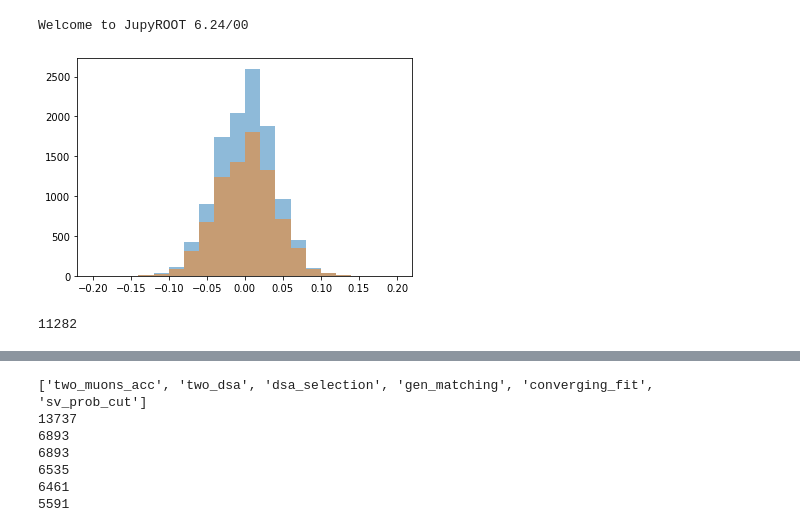
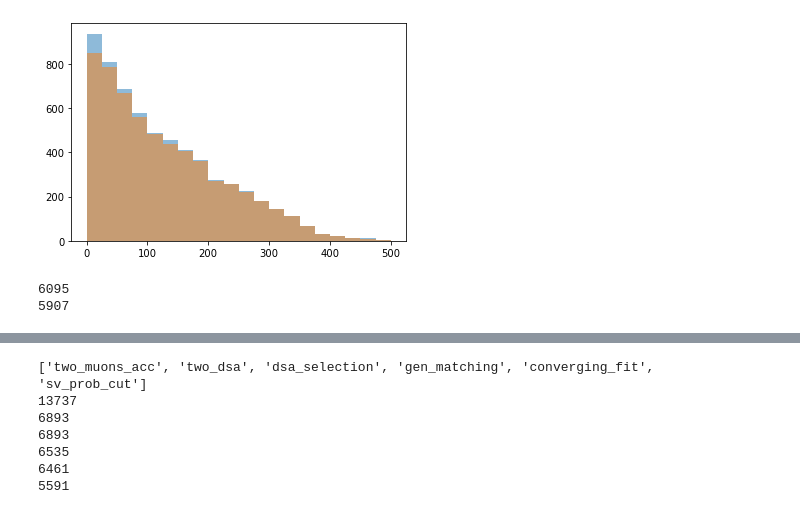
Before and after one commit to annamasce/disp_muon_studies, a Jupyter notebook: notebooks/eff_plots.ipynb, the cells around one changed output, grey strips where cells are left out. Saved outputs shown, nothing was run; the diff lists cells and outputs as text; code cells hidden in the pictures.

```diff
--- a/notebooks/eff_plots.ipynb
+++ b/notebooks/eff_plots.ipynb
@@ -7,8 +7,13 @@ from array import array
 import numpy as np
 import ROOT
 from ROOT import TH1D
+
+#set the tdr style for root plotting
+import tdrstyle
+tdrstyle.setTDRStyle()
+ROOT.gStyle.SetPadTickX(1)  # To get tick marks on the opposite side of the frame
+ROOT.gStyle.SetPadTickY(1)
+ROOT.gStyle.SetLegendBorderSize(0) # Erase border of legend
-# %% [output]
-Welcome to JupyROOT 6.24/00
 # %%
 %%cpp
 TH1D fill_histo(std::vector<double> values, int n_bins, double v_min, double v_max){
@@ -37,17 +42,19 @@ tag = 'test'
 with open(result_dir + f'result_{tag}.pkl', 'rb') as f:
     result = pickle.load(f)
 # %%
-var = "dimuon_deltaPhi_gen"
-range_var = [-0.2, 0.2]
-var_name = "gen #Delta#phi(#mu1, #mu2)"
-dataset = "HNL1"
+var = "Lxy_gen"
+range_var = [0, 500]
+var_name = "gen L_{xy} [cm]"
+dataset = "2Mu2J"
 plt.hist(result[f"den_{var}"][f"{dataset}"].value, range=range_var, bins=20, alpha=0.5)
 plt.hist(result[f"num_{var}"][f"{dataset}"].value, range=range_var, bins=20, alpha=0.5)
 plt.show()
 print(len(result[f"den_{var}"][f"{dataset}"].value))
+print(len(result[f"num_{var}"][f"{dataset}"].value))
 # %% [output]
-[figure, old version]
+[figure, new version]
-11282
+6095
+5907
 # %%
 c = ROOT.TCanvas("c", "", 1)
 with open(result_dir + f'result_{tag}.pkl', 'rb') as f:
```
Also changed, not shown: parts of 3 cells of this notebook, 6 other files.
